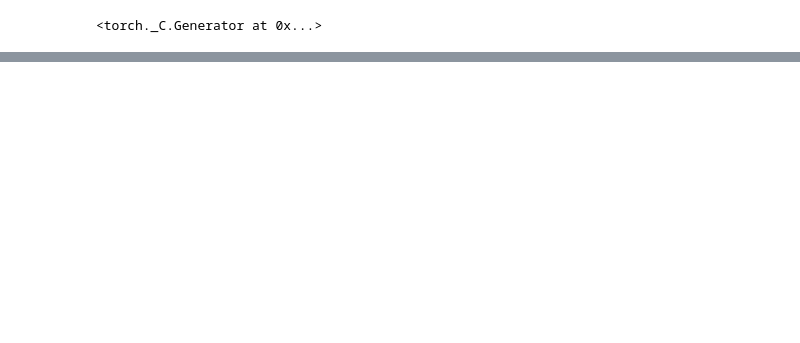
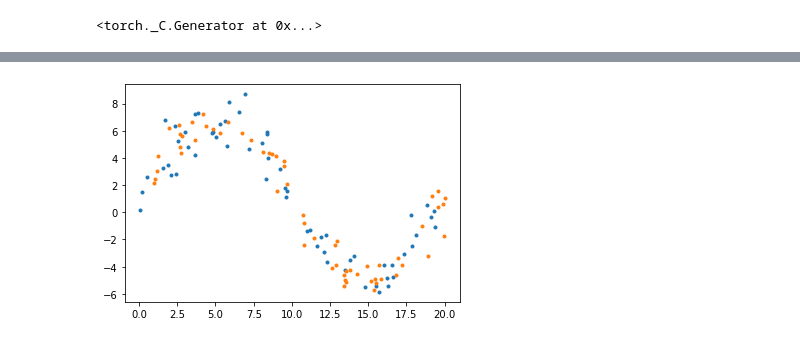
Before and after one commit to alexbergamasco96/NS_FederatedLearning, a Jupyter notebook: Multiprocessing_Iterations.ipynb, the cells around one changed output, grey strips where cells are left out. Saved outputs shown, nothing was run; the diff lists cells and outputs as text; code cells hidden in the pictures; blank space fills up the shorter version.

Commit message:
fix dataset generation and add comments

```diff
--- a/Multiprocessing_Iterations.ipynb
+++ b/Multiprocessing_Iterations.ipynb
@@ -217,7 +217,7 @@ from torch.autograd import Variable
 
 
 #-----Linear Regression Parameters
-
+'''
 ## No Drift:
 m = -2.1
 m2 = 1.4
@@ -234,8 +234,13 @@ mm3 = 0.2
 cc = -0.4
 aa = 0.1
 vv = abs(mm / 10)
+'''
 
+drifts=2
 
+m = [6.0, 0.1, 1.0]
+mm = [9.0, 0.15, 1.5]
+v=1
 range_min = 0    #min value of X
 range_max = 20    #max value of X
 train_percentage = 0.8
@@ -276,6 +281,7 @@ def synthetic_dataset_creator(dataset_size, num_workers, num_rounds, multi_featu
             for j in range(len(tr_X)):
                 train_list_X.append(tr_X[j])
                 train_list_y.append(tr_y[j])
+
 
             test_X.append(t_X)
             test_y.append(t_y)
@@ -320,10 +326,10 @@ def generate_data(dataset_size, num_workers, num_rounds, after_drift=False, mult
 
         if after_drift:
             #dataset_y =  dataset_X * mm + cc +  np.random.randn(dataset_X.size) * math.sqrt(v)
-            dataset_y = mm * np.sin(dataset_X*(aa*math.pi)) + np.random.randn(dataset_X.size) * math.sqrt(vv)
+            dataset_y = mm[0] * np.sin(dataset_X*(mm[1]*math.pi)) + mm[2]+ np.random.randn(dataset_X.size) * math.sqrt(v)
         else:
             #dataset_y =  dataset_X * m + c +  np.random.randn(dataset_X.size) * math.sqrt(v)
-            dataset_y = m * np.sin(dataset_X*(a*math.pi)) + np.random.randn(dataset_X.size) * math.sqrt(v)
+            dataset_y = m[0] * np.sin(dataset_X*(m[1]*math.pi)) +m[2]+ np.random.randn(dataset_X.size) * math.sqrt(v)
 
         dataset_X = dataset_X.reshape(-1,1)
         dataset_y = dataset_y.reshape(-1,1)
@@ -351,8 +357,8 @@ def generate_data(dataset_size, num_workers, num_rounds, after_drift=False, mult
 
     return train_list_X, train_list_y, test_X, test_y
 # %%
-train_list_X, train_list_y, test_X, test_y = synthetic_dataset_creator(dataset_size=1000 ,
+train_list_X, train_list_y, test_X, test_y = synthetic_dataset_creator(dataset_size=12000 ,
                                                                        num_workers=4,
-                                                                       num_rounds=5,
+                                                                       num_rounds=40,
                                                                        multi_features=False,
                                                                        model_drift=True)
@@ -364,0 +369,8 @@ X.size()[0]
+# %%
+import matplotlib.pyplot as plt
+
+plt.plot(train_list_X[21], train_list_y[21], '.')
+plt.plot(train_list_X[39], train_list_y[39], '.')
+plt.show()
+# %% [output]
+[figure, added]
```
Also changed, not shown: parts of 5 cells of this notebook, 3 other files.
